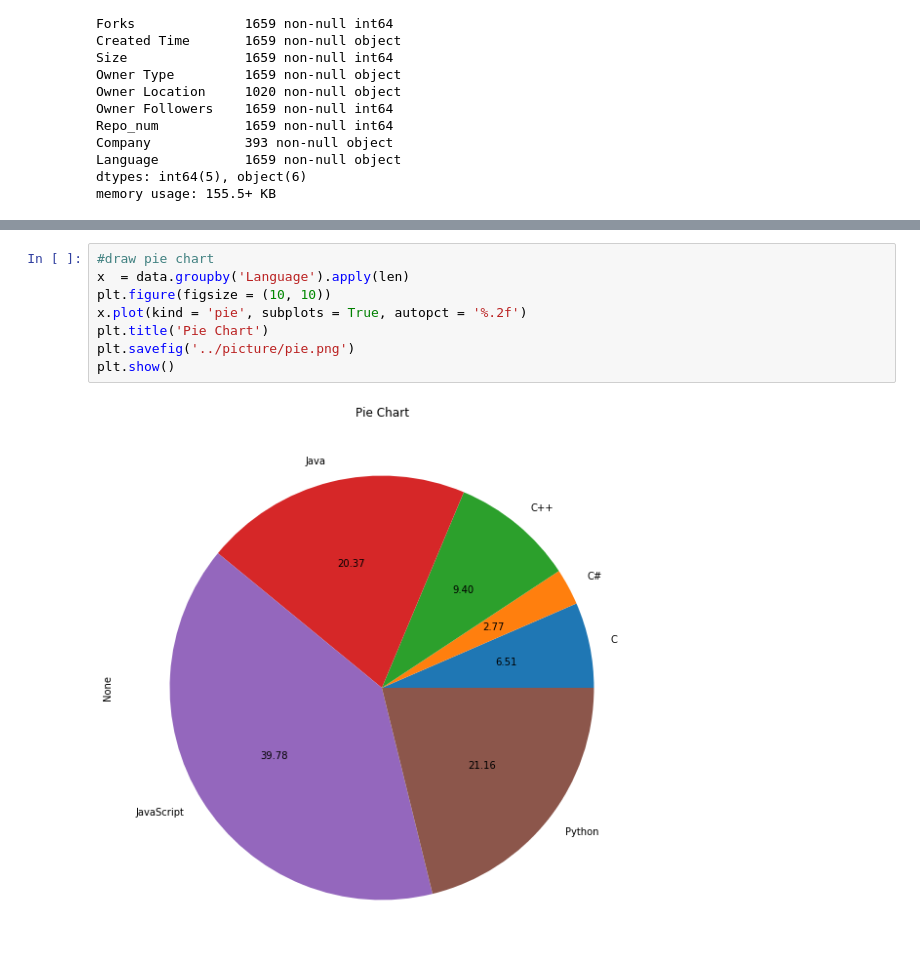
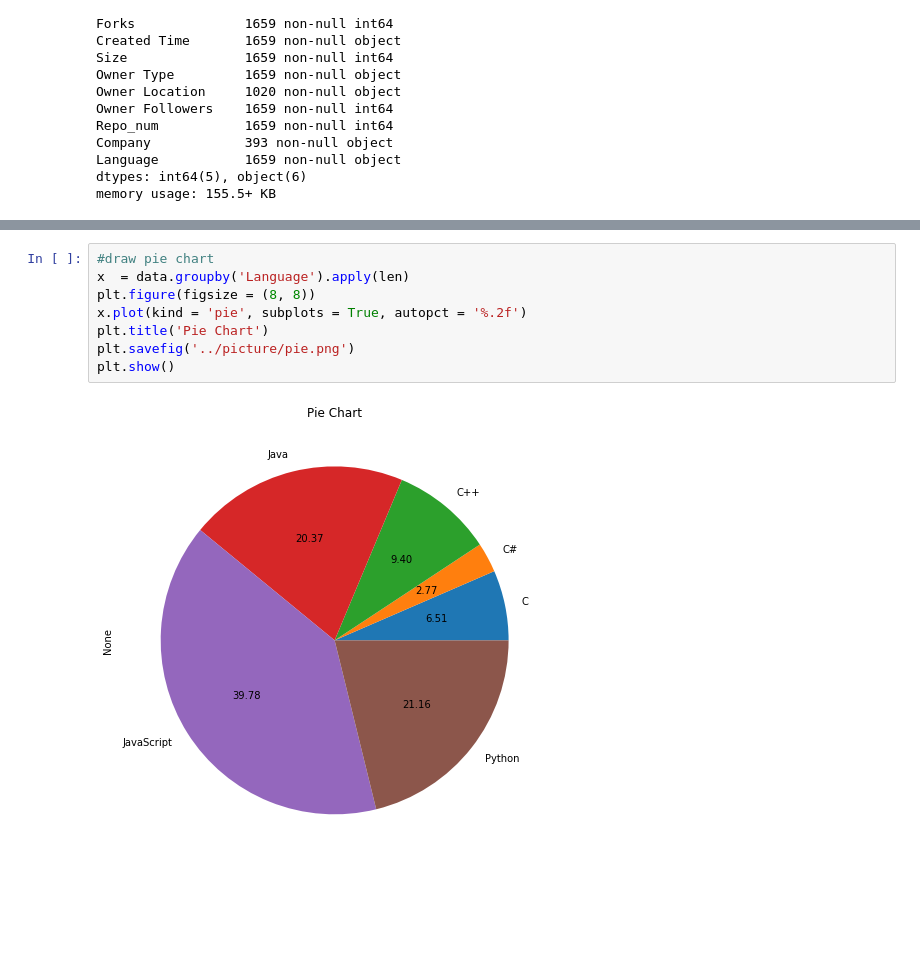
Before and after one commit to Chenyang-Zhang/-Python-, a Jupyter notebook: code/Analyze.ipynb, the cells around one changed output, grey strips where cells are left out. Drawn from its saved outputs; the diff is of its cells as text; blank space fills up the shorter version.

```diff
--- a/code/Analyze.ipynb
+++ b/code/Analyze.ipynb
@@ -70,10 +83,10 @@ memory usage: 155.5+ KB
 # %%
 #draw pie chart
 x  = data.groupby('Language').apply(len)
-plt.figure(figsize = (10, 10))
+plt.figure(figsize = (8, 8))
 x.plot(kind = 'pie', subplots = True, autopct = '%.2f')
 plt.title('Pie Chart')
 plt.savefig('../picture/pie.png')
 plt.show()
 # %% [output]
-[figure, old version]
+[figure, new version]
```
Also changed, not shown: parts of 16 cells of this notebook, 11 other files.
